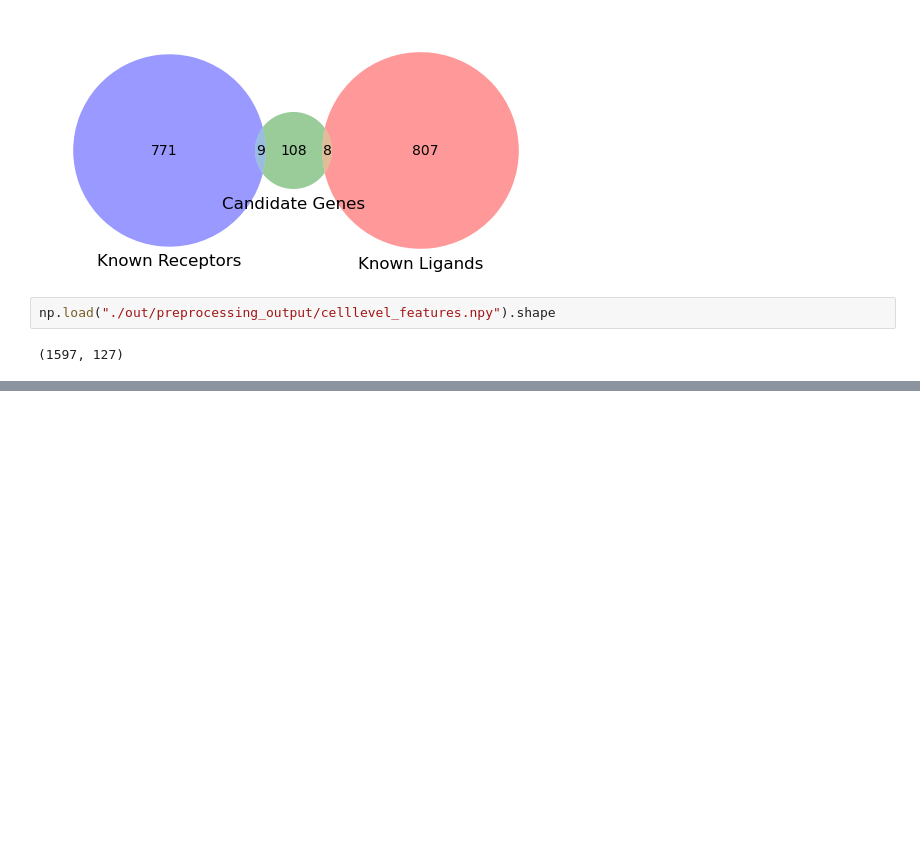
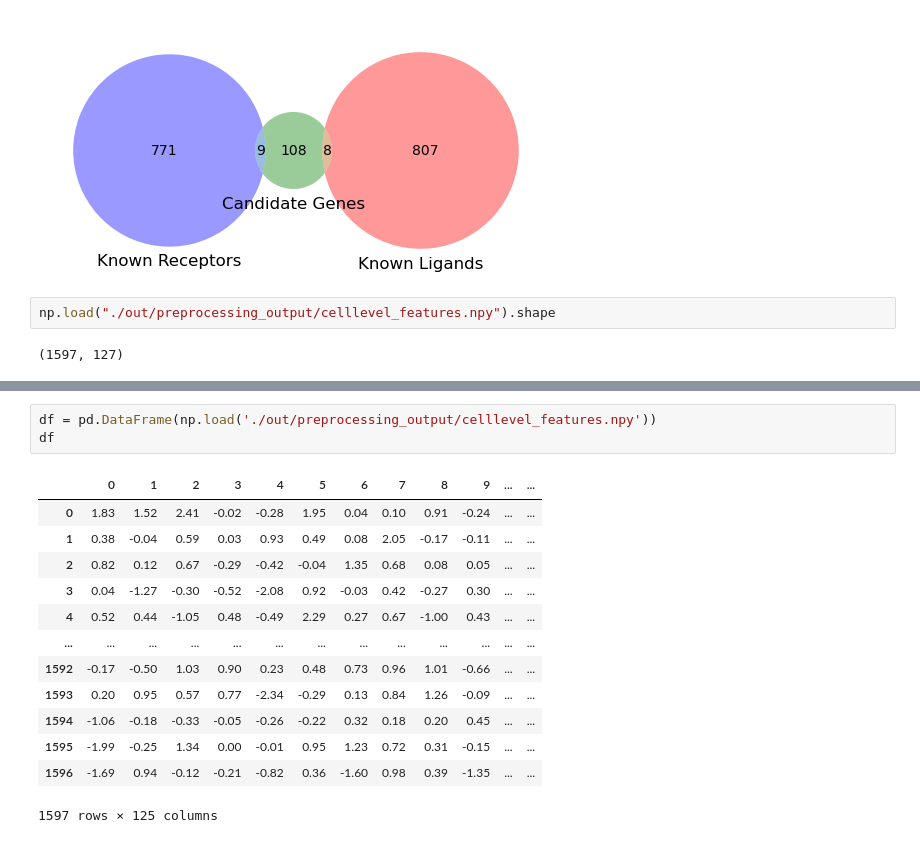
Before and after one commit to MihirBafna/clarify, a Jupyter notebook: development.ipynb, the cells around one changed output, grey strips where cells are left out. Cells and saved outputs as stored; diff of their text form; blank space fills up the shorter version.

```diff
--- a/development.ipynb
+++ b/development.ipynb
@@ -37,0 +60,17 @@ np.load("./out/preprocessing_output/celllevel_features.npy").shape
+# %%
+df = pd.DataFrame(np.load('./out/preprocessing_output/celllevel_features.npy'))
+df
+# %% [output]
+|  | 0 | 1 | 2 | 3 | 4 | 5 | 6 | 7 | 8 | 9 | ... | ... |
+| 0 | 1.83 | 1.52 | 2.41 | -0.02 | -0.28 | 1.95 | 0.04 | 0.10 | 0.91 | -0.24 | ... | ... |
+| 1 | 0.38 | -0.04 | 0.59 | 0.03 | 0.93 | 0.49 | 0.08 | 2.05 | -0.17 | -0.11 | ... | ... |
+| 2 | 0.82 | 0.12 | 0.67 | -0.29 | -0.42 | -0.04 | 1.35 | 0.68 | 0.08 | 0.05 | ... | ... |
+| 3 | 0.04 | -1.27 | -0.30 | -0.52 | -2.08 | 0.92 | -0.03 | 0.42 | -0.27 | 0.30 | ... | ... |
+| 4 | 0.52 | 0.44 | -1.05 | 0.48 | -0.49 | 2.29 | 0.27 | 0.67 | -1.00 | 0.43 | ... | ... |
+| ... | ... | ... | ... | ... | ... | ... | ... | ... | ... | ... | ... | ... |
+| 1592 | -0.17 | -0.50 | 1.03 | 0.90 | 0.23 | 0.48 | 0.73 | 0.96 | 1.01 | -0.66 | ... | ... |
+| 1593 | 0.20 | 0.95 | 0.57 | 0.77 | -2.34 | -0.29 | 0.13 | 0.84 | 1.26 | -0.09 | ... | ... |
+| 1594 | -1.06 | -0.18 | -0.33 | -0.05 | -0.26 | -0.22 | 0.32 | 0.18 | 0.20 | 0.45 | ... | ... |
+| 1595 | -1.99 | -0.25 | 1.34 | 0.00 | -0.01 | 0.95 | 1.23 | 0.72 | 0.31 | -0.15 | ... | ... |
+| 1596 | -1.69 | 0.94 | -0.12 | -0.21 | -0.82 | 0.36 | -1.60 | 0.98 | 0.39 | -1.35 | ... | ... |
+1597 rows × 125 columns
```
Also changed, not shown: parts of 5 cells of this notebook, 5 other files.
